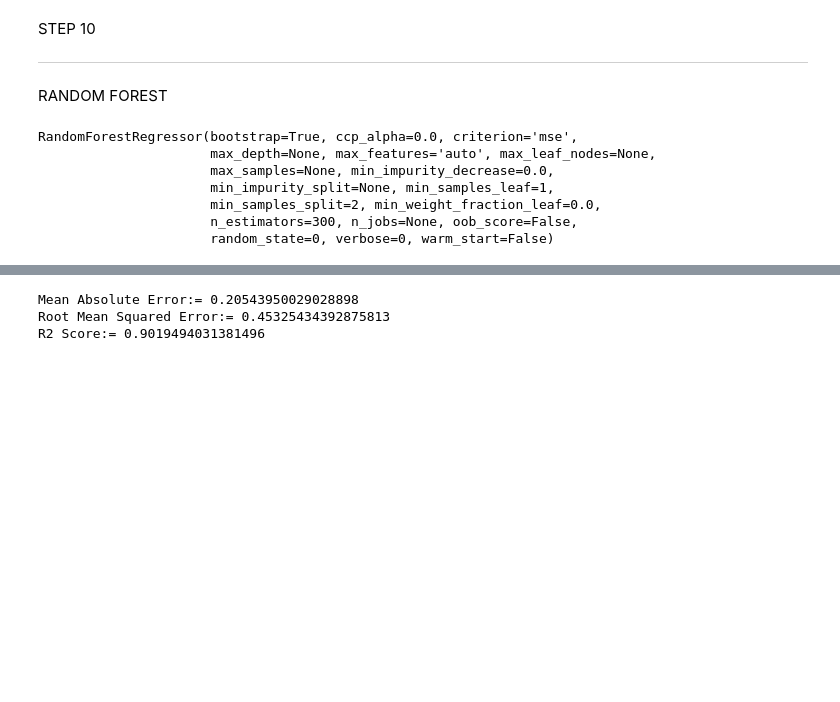
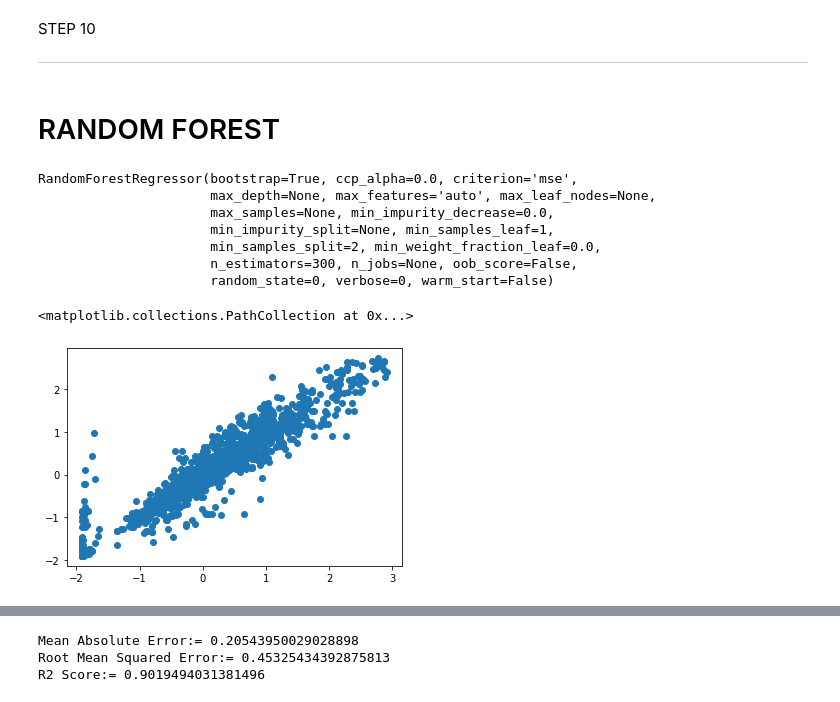
Before and after one commit to ElvinAlex26/MLI, a Jupyter notebook: projectml.ipynb, the cells around one changed output, grey strips where cells are left out. Saved outputs shown, nothing was run; the diff lists cells and outputs as text; code cells hidden in the pictures; blank space fills up the shorter version.

```diff
--- a/projectml.ipynb
+++ b/projectml.ipynb
@@ -570,8 +590,8 @@ R2 Score:= 0.616376318378544
 STEP 10
 
 ---
-# %% [markdown]
-RANDOM FOREST
+# %% [markdown]
+# RANDOM FOREST
 # %%
 from sklearn.ensemble import RandomForestRegressor
 freg=RandomForestRegressor(n_estimators=300,random_state=0)
@@ -586,3 +606,7 @@ RandomForestRegressor(bootstrap=True, ccp_alpha=0.0, criterion='mse',
                       random_state=0, verbose=0, warm_start=False)
 # %%
 y_pred=freg.predict(X_test)
+plt.scatter(y_test,y_pred)
+# %% [output]
+<matplotlib.collections.PathCollection at 0x...>
+[figure, added]
```
Also changed, not shown: parts of 12 cells of this notebook.
